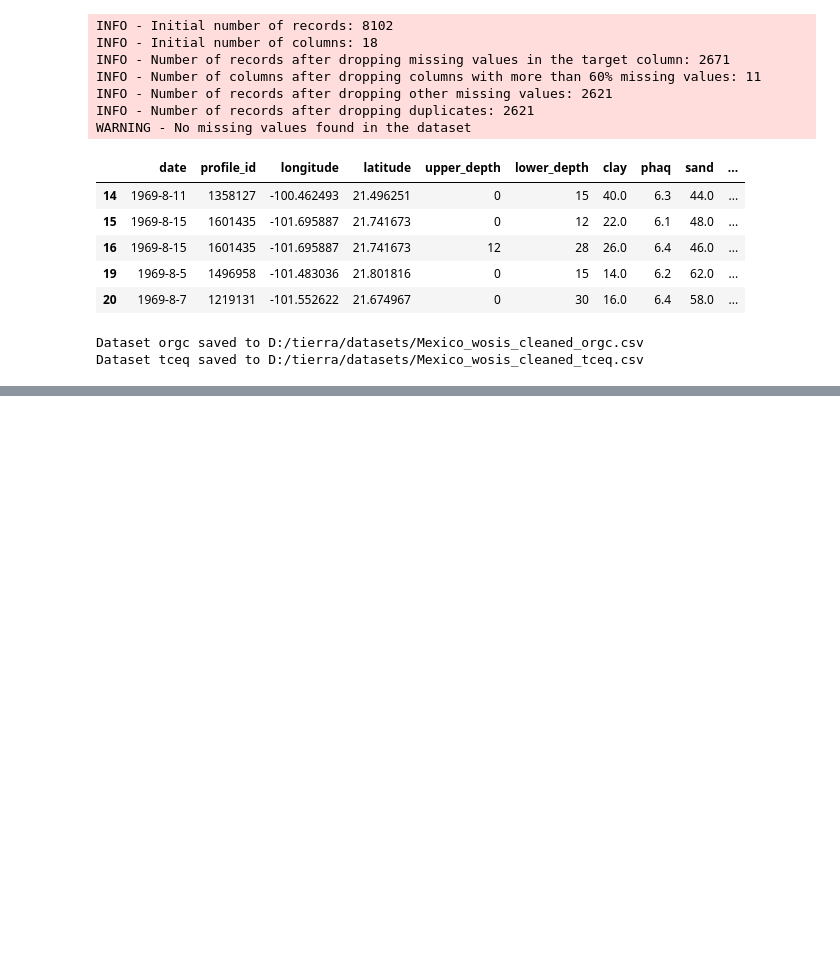
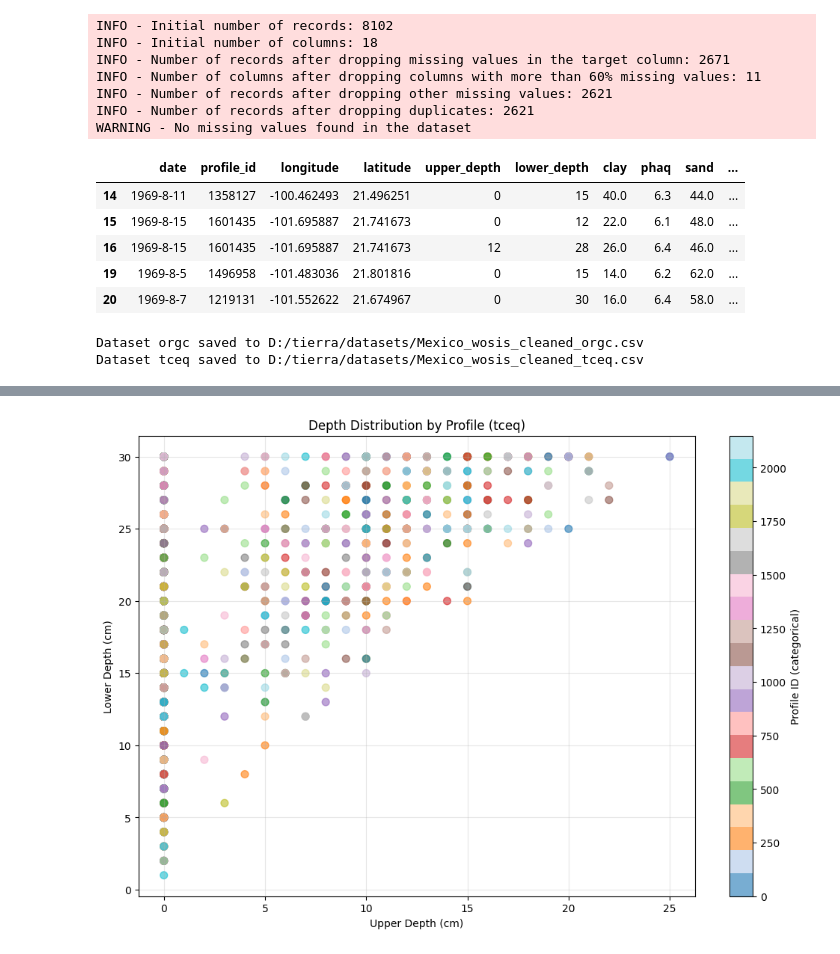
Before and after one commit to tierrafoods-hud/notebooks, a Jupyter notebook: wosis-preprocessor.ipynb, the cells around one changed output, grey strips where cells are left out. Cells and saved outputs as stored; diff of their text form; code cells hidden in the pictures; blank space fills up the shorter version.

```diff
--- a/wosis-preprocessor.ipynb
+++ b/wosis-preprocessor.ipynb
@@ -182,0 +211,4 @@ Dataset tceq saved to D:/tierra/datasets/Mexico_wosis_cleaned_tceq.csv
+# %%
+plot_scatter(tceq_df, title='Depth Distribution by Profile (tceq)')
+# %% [output]
+[figure, added]
```
Also changed, not shown: parts of 7 cells of this notebook.
